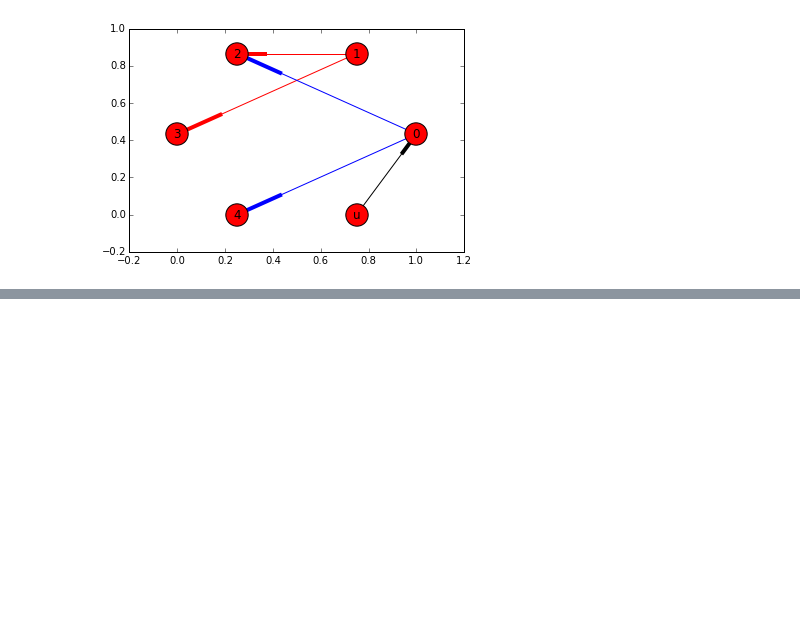
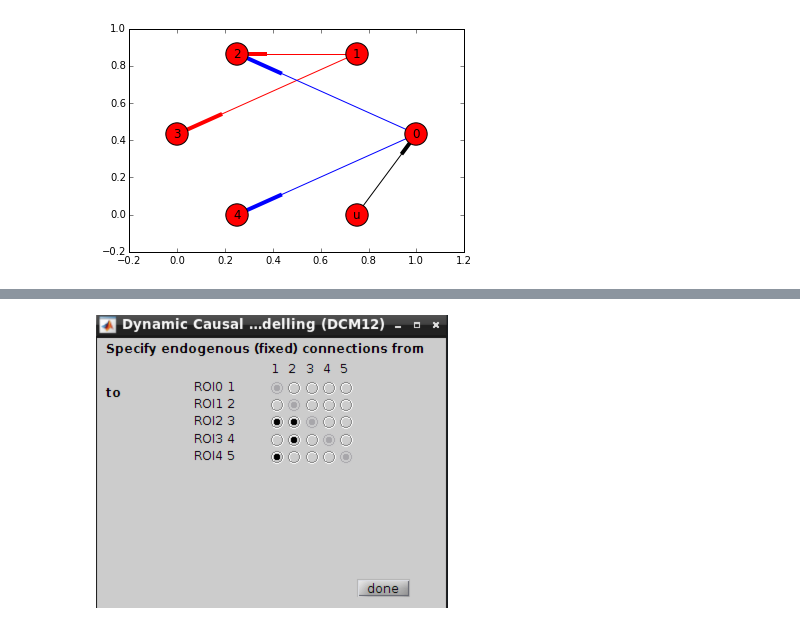
Before and after one commit to poldrack/fmri-analysis-vm, a Jupyter notebook: analysis/connectivity/DCM.ipynb, the cells around one changed output, grey strips where cells are left out. Saved outputs shown, nothing was run; the diff lists cells and outputs as text; code cells hidden in the pictures; blank space fills up the shorter version.

```diff
--- a/analysis/connectivity/DCM.ipynb
+++ b/analysis/connectivity/DCM.ipynb
@@ -145,0 +174,5 @@ Blue: modulated
+# %%
+from IPython.display import Image
+Image(filename='DCM_Amtx.png',retina=True)
+# %% [output]
+[figure, added]
```
Also changed, not shown: parts of 9 cells of this notebook.
